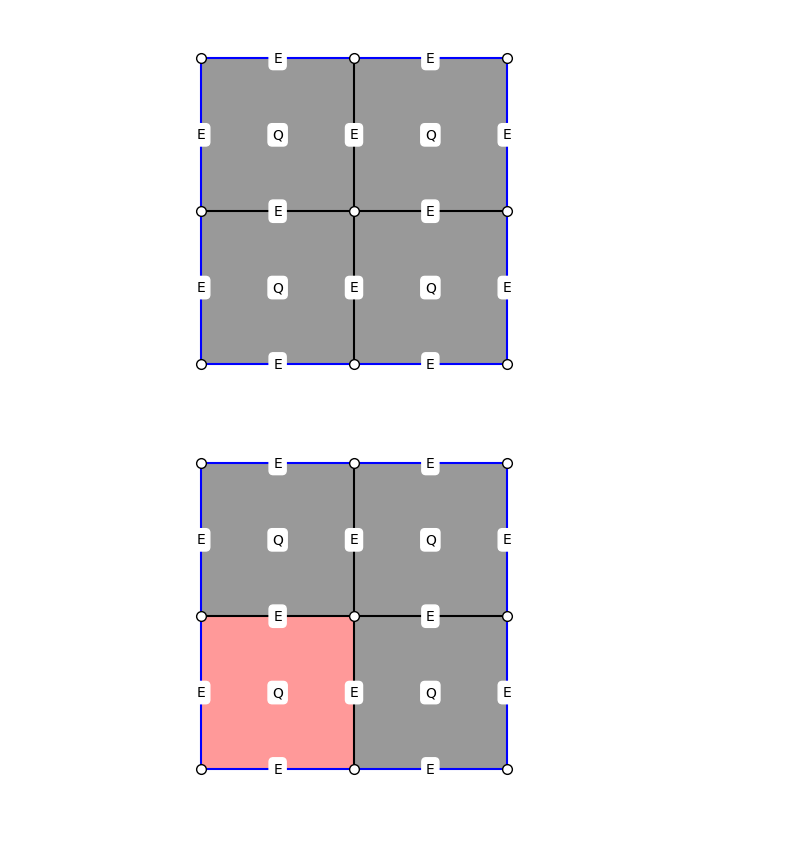
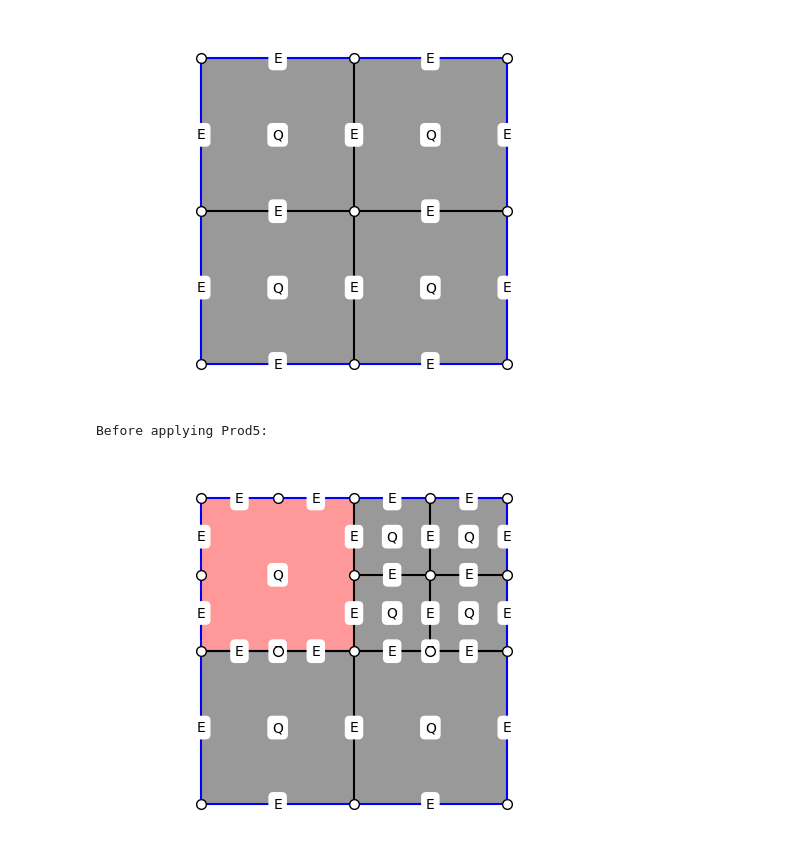
Before and after one commit to bartektempka/hypergraph-grammar-AGH, a Jupyter notebook: prod1_5.ipynb, the cells around one changed output. Cells and saved outputs as stored; diff of their text form; code cells hidden in the pictures.

```diff
--- a/prod1_5.ipynb
+++ b/prod1_5.ipynb
@@ -137,40 +143,72 @@ After applying Prod5:
 # %%
 from hypergrammar.hypergraph import Hypergraph
 from hypergrammar.edge import Edge, EdgeType
 from hypergrammar.productions.prod_5 import Prod5
 
 
 hg = Hypergraph()
 hg.set_vertex_parameter("A", {"x": 0, "y": 0})
 hg.set_vertex_parameter("B", {"x": 1, "y": 0})
 hg.set_vertex_parameter("C", {"x": 1, "y": 1})
 hg.set_vertex_parameter("D", {"x": 0, "y": 1})
 hg.set_vertex_parameter("X", {"x": 0.5, "y": 0})
 hg.set_vertex_parameter("Y", {"x": 1, "y": 0.5})
 hg.set_vertex_parameter("Z", {"x": 0.5, "y": 1})
 hg.set_vertex_parameter("W", {"x": 0, "y": 0.5})
 hg.set_vertex_parameter("M0", {"x": 0.5, "y": 0.5})
 
+hg.set_vertex_parameter("P", {"x": 0.25, "y": 1})
+hg.set_vertex_parameter("Q", {"x": 0, "y": 0.75})
+hg.set_vertex_parameter("T", {"x": 0.25, "y": 0.5})
+hg.set_vertex_parameter("R", {"x": 0.5, "y": 0.75})
+hg.set_vertex_parameter("U", {"x": 0.75, "y": 1})
+hg.set_vertex_parameter("G", {"x": 0.75, "y": 0.5})
+hg.set_vertex_parameter("F", {"x": 1, "y": 0.75})
+hg.set_vertex_parameter("M1", {"x": 0.75, "y": 0.75})
+
+hg.add_edge(Edge(EdgeType.E, frozenset({"P", "D"}), {"B": 1, "R": 0}))
+hg.add_edge(Edge(EdgeType.E, frozenset({"P", "Z"}), {"B": 1, "R": 0}))
+hg.add_edge(Edge(EdgeType.E, frozenset({"Z", "R"}), {"B": 0, "R": 0}))
+hg.add_edge(Edge(EdgeType.E, frozenset({"M0", "R"}), {"B": 0, "R": 0})) # tu
+hg.add_edge(Edge(EdgeType.E, frozenset({"M0", "T"}), {"B": 0, "R": 0}))
+hg.add_edge(Edge(EdgeType.E, frozenset({"W", "T"}), {"B": 1, "R": 0}))
+hg.add_edge(Edge(EdgeType.E, frozenset({"D", "Q"}), {"B": 1, "R": 0}))
+hg.add_edge(Edge(EdgeType.E, frozenset({"W", "Q"}), {"B": 1, "R": 0}))
+
+hg.add_edge(Edge(EdgeType.E, frozenset({"Z", "U"}), {"B": 1, "R": 0}))
+hg.add_edge(Edge(EdgeType.E, frozenset({"C", "U"}), {"B": 1, "R": 0}))
+hg.add_edge(Edge(EdgeType.E, frozenset({"C", "F"}), {"B": 1, "R": 0}))
+hg.add_edge(Edge(EdgeType.E, frozenset({"Y", "F"}), {"B": 1, "R": 0}))
+hg.add_edge(Edge(EdgeType.E, frozenset({"M0", "G"}), {"B": 0, "R": 0}))
+hg.add_edge(Edge(EdgeType.E, frozenset({"G", "Y"}), {"B": 0, "R": 0}))
+
+hg.add_edge(Edge(EdgeType.Q, frozenset({"Z", "U", "R", "M1"}), {"R": 0}))
+hg.add_edge(Edge(EdgeType.Q, frozenset({"C", "U", "M1", "F"}), {"R": 0}))
+hg.add_edge(Edge(EdgeType.Q, frozenset({"M1", "F", "Y", "G"}), {"R": 0}))
+hg.add_edge(Edge(EdgeType.Q, frozenset({"R", "M1", "G", "M0"}), {"R": 0}))
+
+hg.add_edge(Edge(EdgeType.E, frozenset({"M1", "U"}), {"R": 0}))
+hg.add_edge(Edge(EdgeType.E, frozenset({"M1", "F"}), {"R": 0}))
+hg.add_edge(Edge(EdgeType.E, frozenset({"M1", "G"}), {"R": 0}))
+hg.add_edge(Edge(EdgeType.E, frozenset({"M1", "R"}), {"R": 0}))
+
+hg.add_edge(Edge(EdgeType.E, frozenset({"Y", "M0"}), {"R": 0}))
+hg.add_edge(Edge(EdgeType.E, frozenset({"M0", "W"}), {"R": 0}))
+
 hg.add_edge(Edge(EdgeType.E, frozenset({"M0", "X"})))
-hg.add_edge(Edge(EdgeType.E, frozenset({"M0", "Y"})))
-hg.add_edge(Edge(EdgeType.E, frozenset({"M0", "Z"})))
-hg.add_edge(Edge(EdgeType.E, frozenset({"M0", "W"})))
 
-hg.add_edge(Edge(EdgeType.Q, frozenset({"M0", "W", "X", "A"}), {"R": 1}))
+hg.add_edge(Edge(EdgeType.Q, frozenset({"M0", "W", "X", "A"}), {"R": 0}))
 hg.add_edge(Edge(EdgeType.Q, frozenset({"M0", "X", "Y", "B"}), {"R": 0}))
-hg.add_edge(Edge(EdgeType.Q, frozenset({"M0", "Y", "Z", "C"}), {"R": 0}))
-hg.add_edge(Edge(EdgeType.Q, frozenset({"M0", "Z", "W", "D"}), {"R": 0}))
+hg.add_edge(Edge(EdgeType.Q, frozenset({"M0", "Z", "W", "D"}), {"R": 1}))
 
 
 hg.add_edge(Edge(EdgeType.E, frozenset({"A", "X"}), {"B": 1, "R": 0}))
 hg.add_edge(Edge(EdgeType.E, frozenset({"X", "B"}), {"B": 1, "R": 0}))
 hg.add_edge(Edge(EdgeType.E, frozenset({"B", "Y"}), {"B": 1, "R": 0}))
-hg.add_edge(Edge(EdgeType.E, frozenset({"Y", "C"}), {"B": 1, "R": 0}))
-hg.add_edge(Edge(EdgeType.E, frozenset({"C", "Z"}), {"B": 1, "R": 0}))
-hg.add_edge(Edge(EdgeType.E, frozenset({"Z", "D"}), {"B": 1, "R": 0}))
-hg.add_edge(Edge(EdgeType.E, frozenset({"D", "W"}), {"B": 1, "R": 0}))
 hg.add_edge(Edge(EdgeType.E, frozenset({"W", "A"}), {"B": 1, "R": 0}))
 
+print("Before applying Prod5:")
 hg.draw(use_positional_parameters=True)
 # %% [output]
+Before applying Prod5:
-[figure, old version]
+[figure, new version]
```
Also changed, not shown: parts of 4 cells of this notebook.
